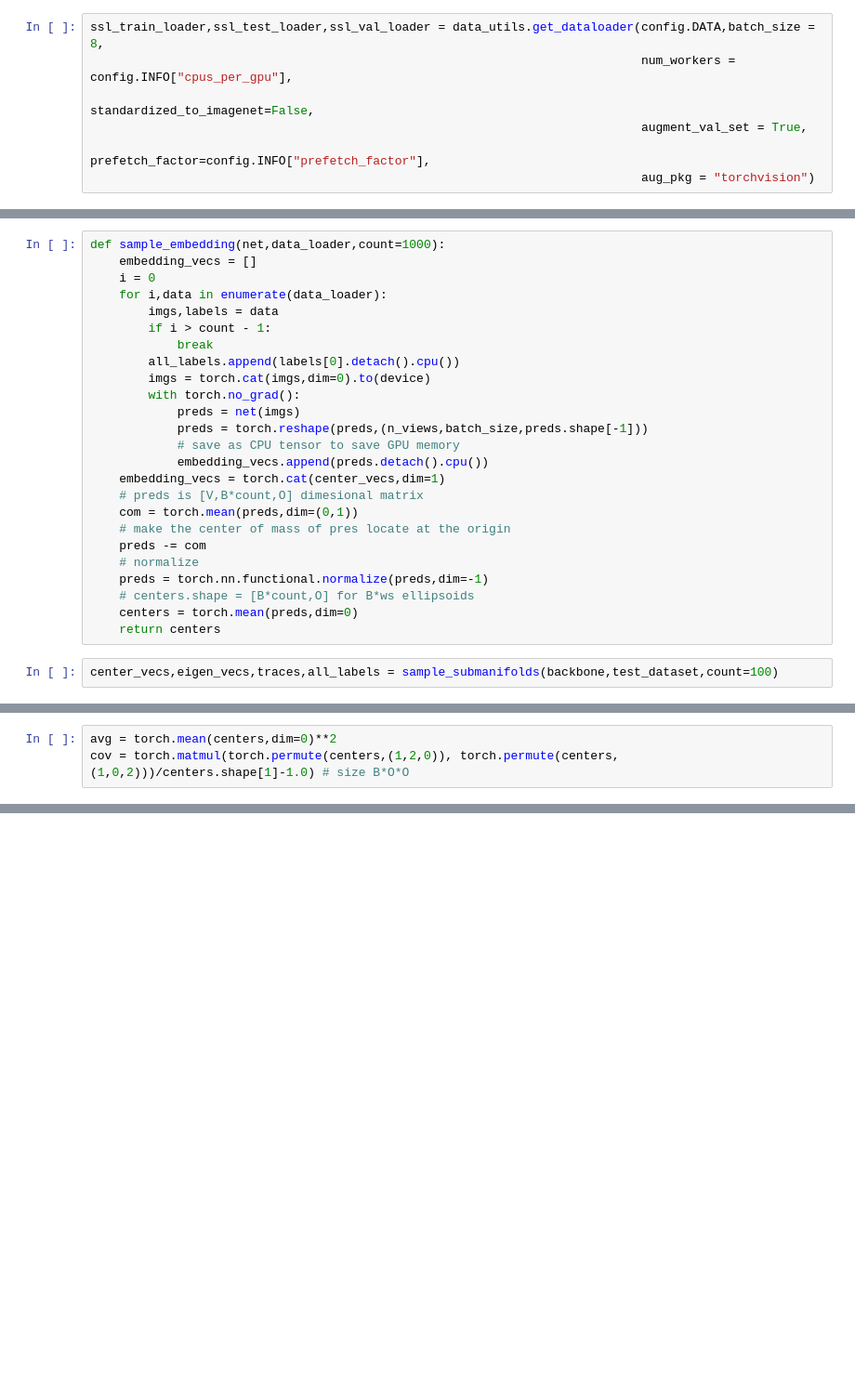
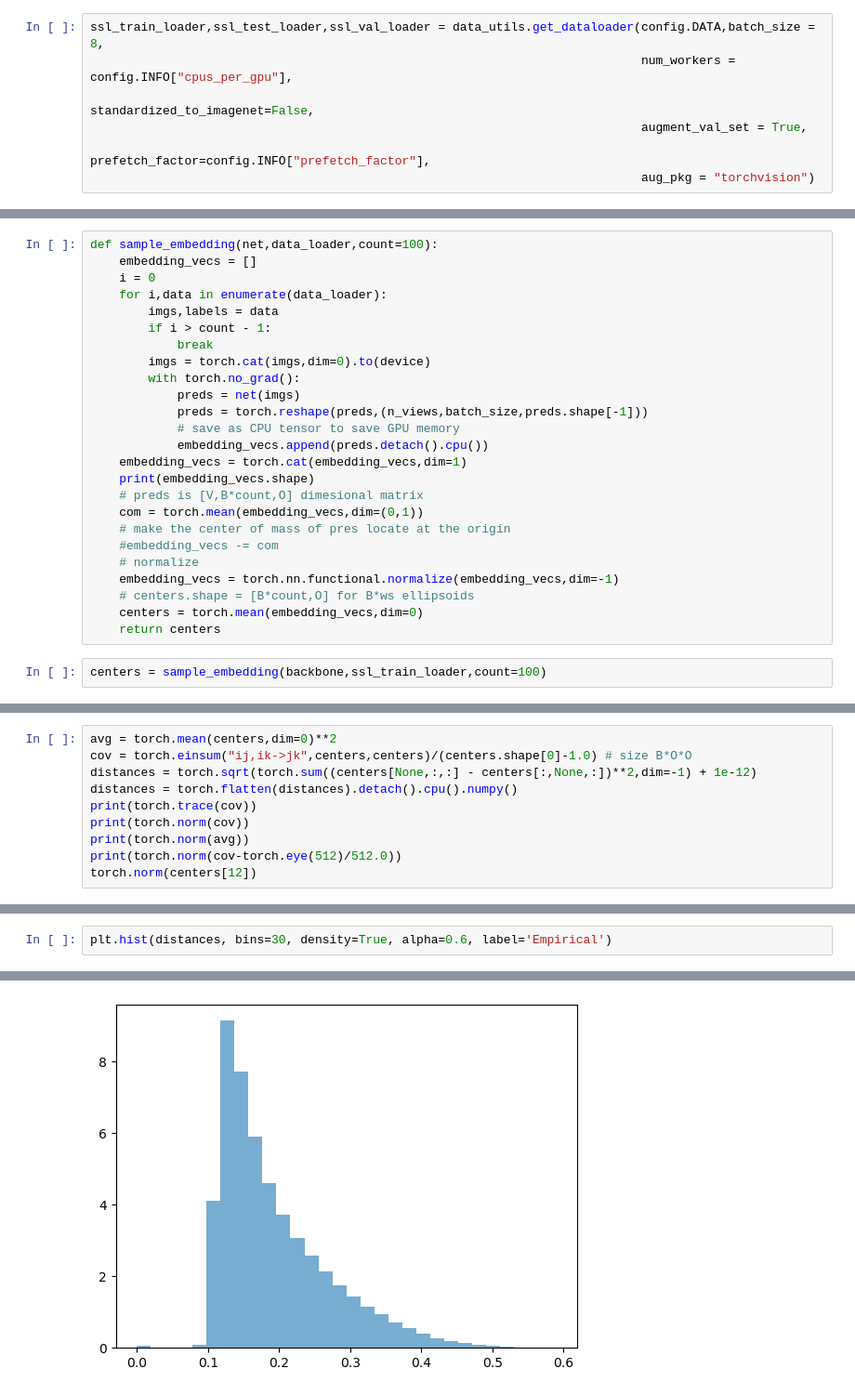
Before and after one commit to guanming-zhang/clamp, a Jupyter notebook: scripts/centroid_test.ipynb, the cells around one changed output, grey strips where cells are left out. Shown at 93% size. Drawn from its saved outputs; the diff is of its cells as text; blank space fills up the shorter version.

```diff
--- a/scripts/centroid_test.ipynb
+++ b/scripts/centroid_test.ipynb
@@ -97,27 +113,27 @@ Found pretrained model at ../simulations/ssl/best_val.ckpt, loading...
 # %%
-def sample_embedding(net,data_loader,count=1000):
+def sample_embedding(net,data_loader,count=100):
     embedding_vecs = []
     i = 0
     for i,data in enumerate(data_loader):
         imgs,labels = data
         if i > count - 1:
             break
-        all_labels.append(labels[0].detach().cpu())
         imgs = torch.cat(imgs,dim=0).to(device)
         with torch.no_grad():
             preds = net(imgs)
             preds = torch.reshape(preds,(n_views,batch_size,preds.shape[-1]))
             # save as CPU tensor to save GPU memory
             embedding_vecs.append(preds.detach().cpu())
-    embedding_vecs = torch.cat(center_vecs,dim=1)
+    embedding_vecs = torch.cat(embedding_vecs,dim=1)
+    print(embedding_vecs.shape)
     # preds is [V,B*count,O] dimesional matrix
-    com = torch.mean(preds,dim=(0,1))
+    com = torch.mean(embedding_vecs,dim=(0,1))
     # make the center of mass of pres locate at the origin
-    preds -= com
+    #embedding_vecs -= com
     # normalize
-    preds = torch.nn.functional.normalize(preds,dim=-1)
+    embedding_vecs = torch.nn.functional.normalize(embedding_vecs,dim=-1)
     # centers.shape = [B*count,O] for B*ws ellipsoids
-    centers = torch.mean(preds,dim=0)
+    centers = torch.mean(embedding_vecs,dim=0)
     return centers
 # %%
-center_vecs,eigen_vecs,traces,all_labels = sample_submanifolds(backbone,test_dataset,count=100)
+centers = sample_embedding(backbone,ssl_train_loader,count=100)
@@ -124,3 +146,10 @@ center_vecs,eigen_vecs,traces,all_labels = sample_submanifolds(backbone,test_dat
 # %%
 avg = torch.mean(centers,dim=0)**2
-cov = torch.matmul(torch.permute(centers,(1,2,0)), torch.permute(centers,(1,0,2)))/centers.shape[1]-1.0) # size B*O*O
+cov = torch.einsum("ij,ik->jk",centers,centers)/(centers.shape[0]-1.0) # size B*O*O
+distances = torch.sqrt(torch.sum((centers[None,:,:] - centers[:,None,:])**2,dim=-1) + 1e-12)
+distances = torch.flatten(distances).detach().cpu().numpy()
+print(torch.trace(cov))
+print(torch.norm(cov))
+print(torch.norm(avg))
+print(torch.norm(cov-torch.eye(512)/512.0))
+torch.norm(centers[12])
@@ -152,0 +162,3 @@ for i in range(1,90,10):
+# %%
+plt.hist(distances, bins=30, density=True, alpha=0.6, label='Empirical')
+# %% [output]
@@ -152,0 +182 @@ for i in range(1,90,10):
+[figure, added]
```
Also changed, not shown: parts of 10 cells of this notebook, 2 other files.
